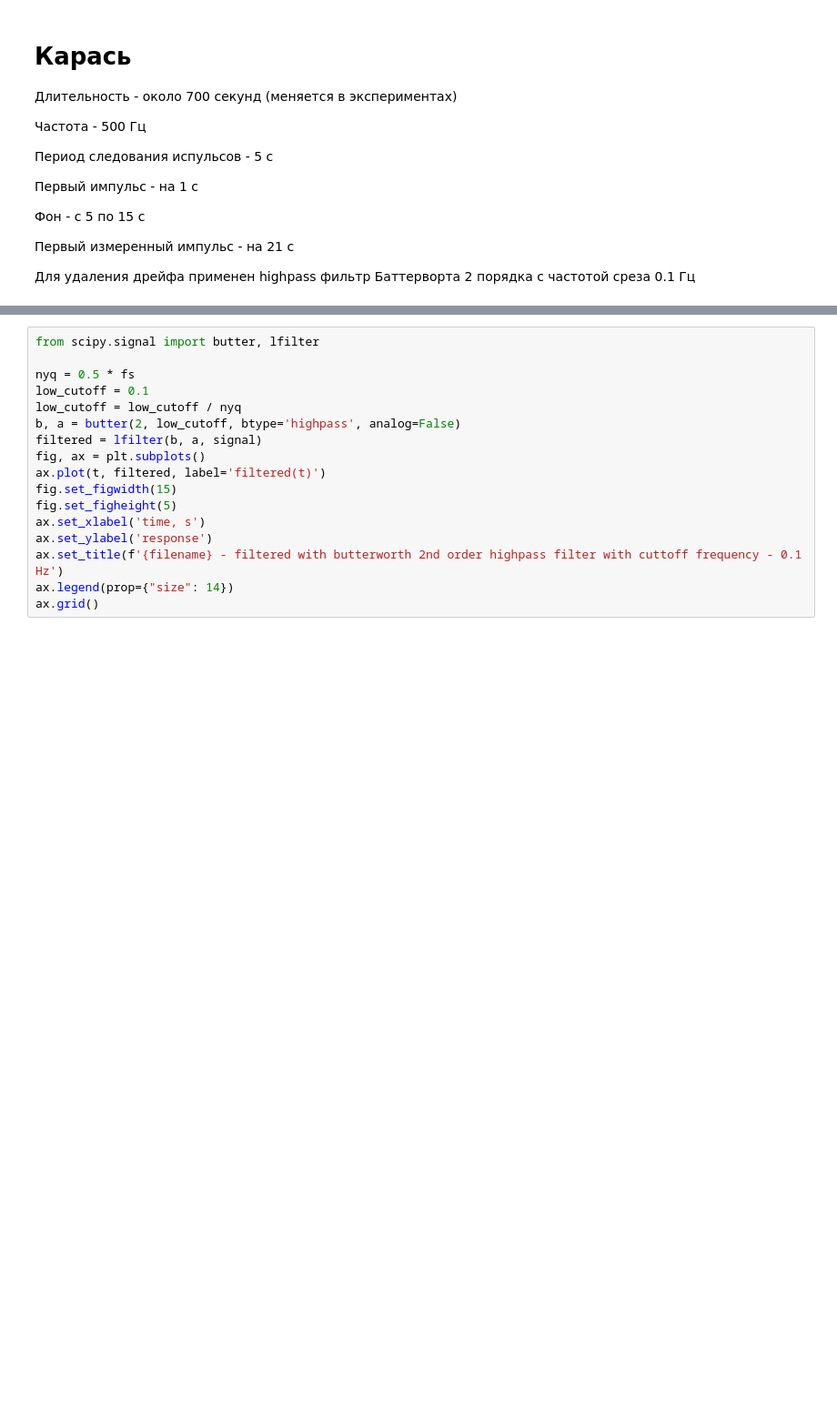
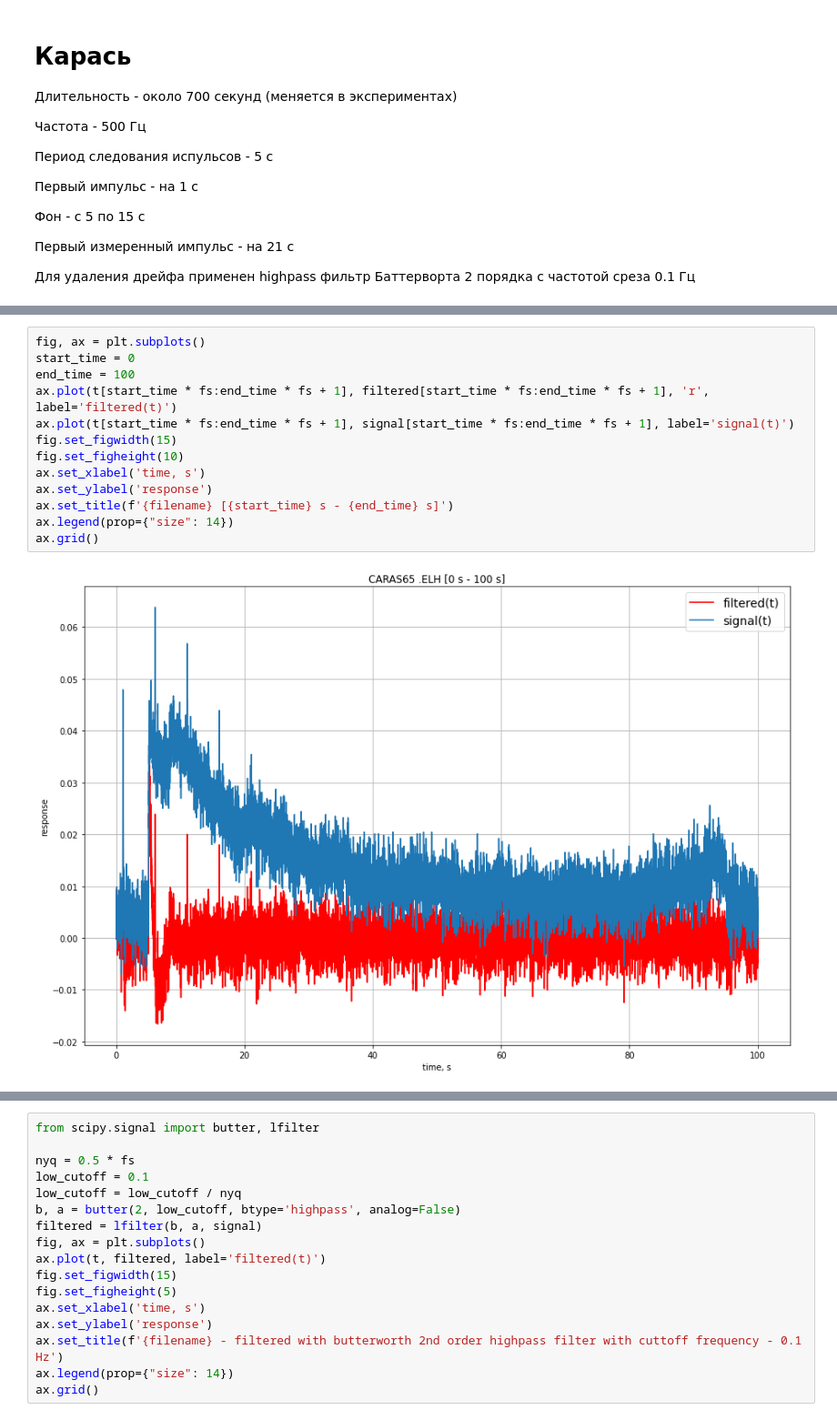
Before and after one commit to AndreiZherder/adaptation-memory, a Jupyter notebook: carassius.ipynb, the cells around one changed output, grey strips where cells are left out. Shown at 91% size. Saved outputs shown, nothing was run; the diff lists cells and outputs as text; blank space fills up the shorter version.

```diff
--- a/carassius.ipynb
+++ b/carassius.ipynb
@@ -48,0 +69,15 @@ ax.grid()
+# %%
+fig, ax = plt.subplots()
+start_time = 0
+end_time = 100
+ax.plot(t[start_time * fs:end_time * fs + 1], filtered[start_time * fs:end_time * fs + 1], 'r', label='filtered(t)')
+ax.plot(t[start_time * fs:end_time * fs + 1], signal[start_time * fs:end_time * fs + 1], label='signal(t)')
+fig.set_figwidth(15)
+fig.set_figheight(10)
+ax.set_xlabel('time, s')
+ax.set_ylabel('response')
+ax.set_title(f'{filename} [{start_time} s - {end_time} s]')
+ax.legend(prop={"size": 14})
+ax.grid()
+# %% [output]
+[figure, added]
```
Also changed, not shown: parts of 4 cells of this notebook.
